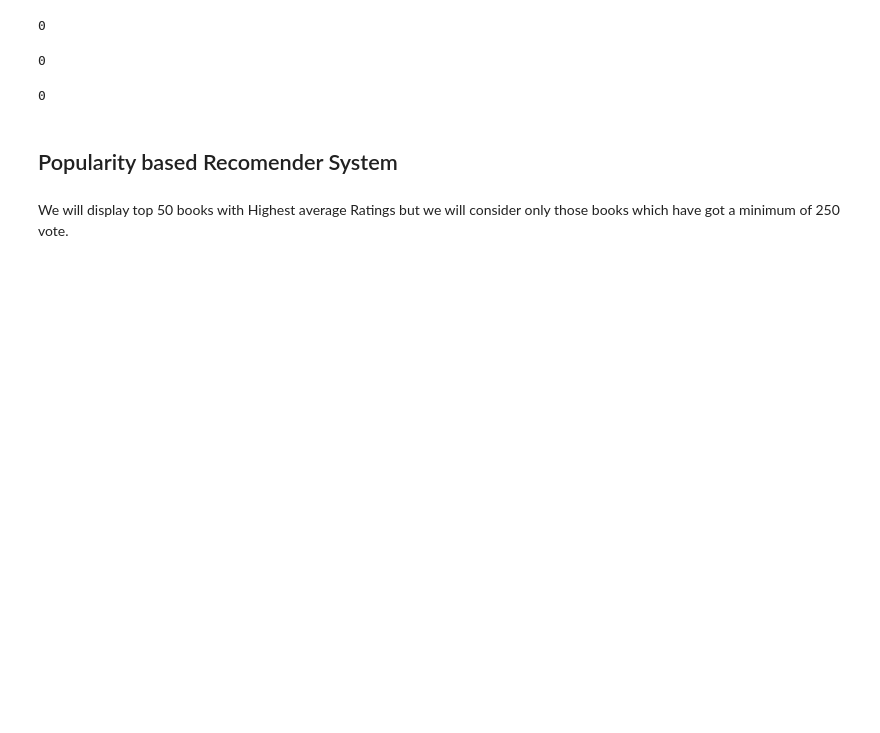
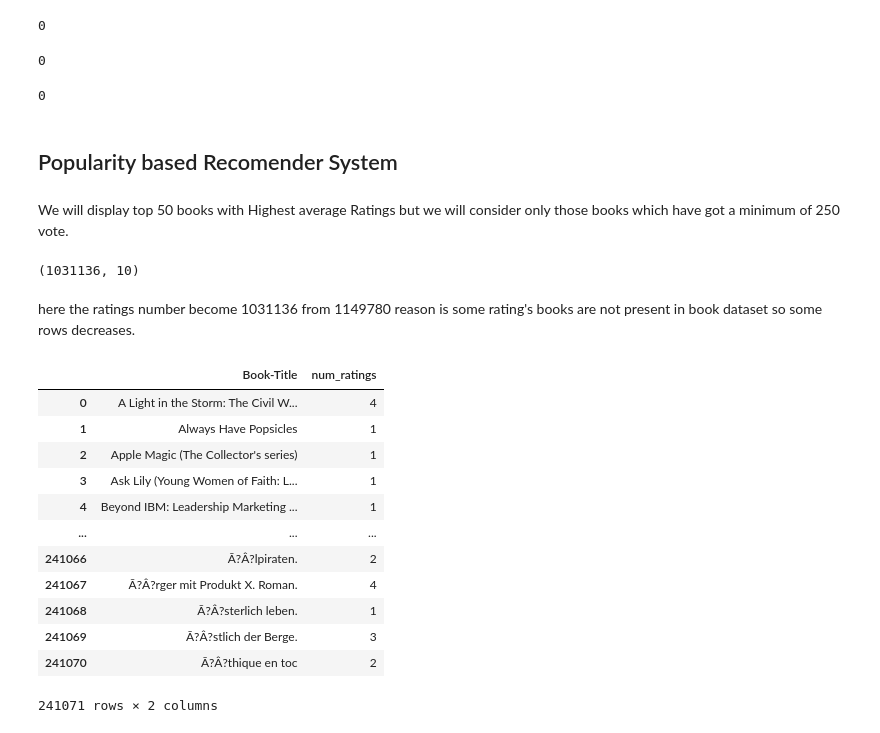
Before and after one commit to raushan9jnv/Book-Recommender-System, a Jupyter notebook: Book_Recommender_System.ipynb, the cells around one changed output. Drawn from its saved outputs; the diff is of its cells as text; code cells hidden in the pictures; blank space fills up the shorter version.

```diff
--- a/Book_Recommender_System.ipynb
+++ b/Book_Recommender_System.ipynb
@@ -103,3 +103,32 @@ ratings.duplicated().sum()
 ## Popularity based Recomender System
 # %% [markdown]
 We will display top 50 books with Highest average Ratings but we will consider only those books which have got a  minimum of 250 vote.
+# %%
+# Merge ratings and books dataset
+rating_with_names = ratings.merge(books, on ="ISBN")
+
+#shape of merge data
+rating_with_names.shape
+# %% [output]
+(1031136, 10)
+# %% [markdown]
+ here the ratings number become 1031136 from 1149780 reason is some rating's books are not present in book dataset so some rows decreases.
+# %%
+# this dataset there are multiple books whose name are same  but there isbn are same means harry potter books are avaiable with three different isbn number.
+num_rating_df = rating_with_names.groupby("Book-Title").count()['Book-Rating'].reset_index()
+num_rating_df.rename(columns = {'Book-Rating': 'num_ratings'}, inplace=True)
+num_rating_df
+# %% [output]
+|  | Book-Title | num_ratings |
+| 0 | A Light in the Storm: The Civil W... | 4 |
+| 1 | Always Have Popsicles | 1 |
+| 2 | Apple Magic (The Collector's series) | 1 |
+| 3 | Ask Lily (Young Women of Faith: L... | 1 |
+| 4 | Beyond IBM: Leadership Marketing ... | 1 |
+| ... | ... | ... |
+| 241066 | Ã?Â?lpiraten. | 2 |
+| 241067 | Ã?Â?rger mit Produkt X. Roman. | 4 |
+| 241068 | Ã?Â?sterlich leben. | 1 |
+| 241069 | Ã?Â?stlich der Berge. | 3 |
+| 241070 | Ã?Â?thique en toc | 2 |
+241071 rows × 2 columns
```
Also changed, not shown: parts of 5 cells of this notebook.
